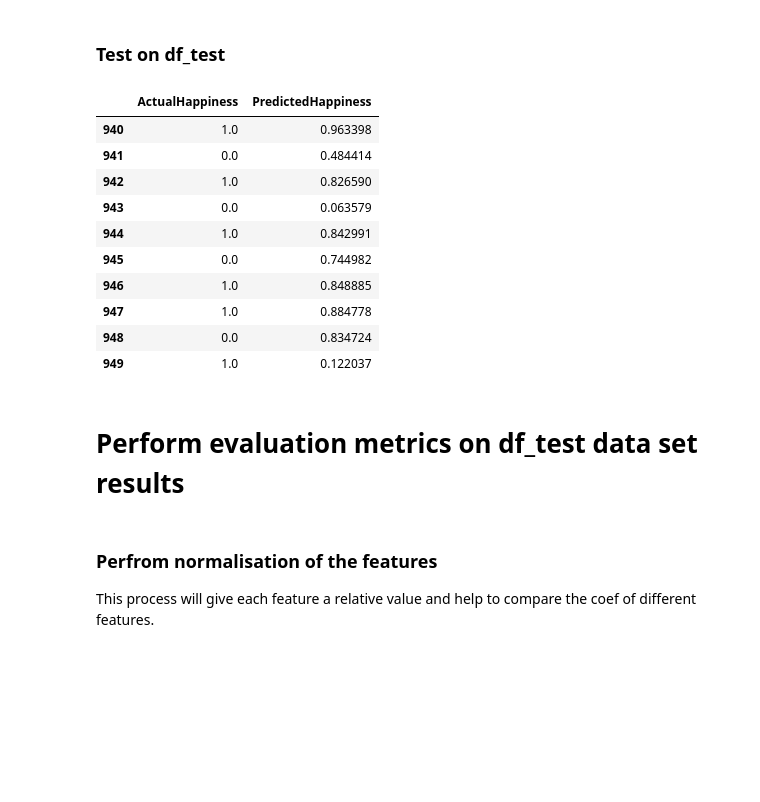
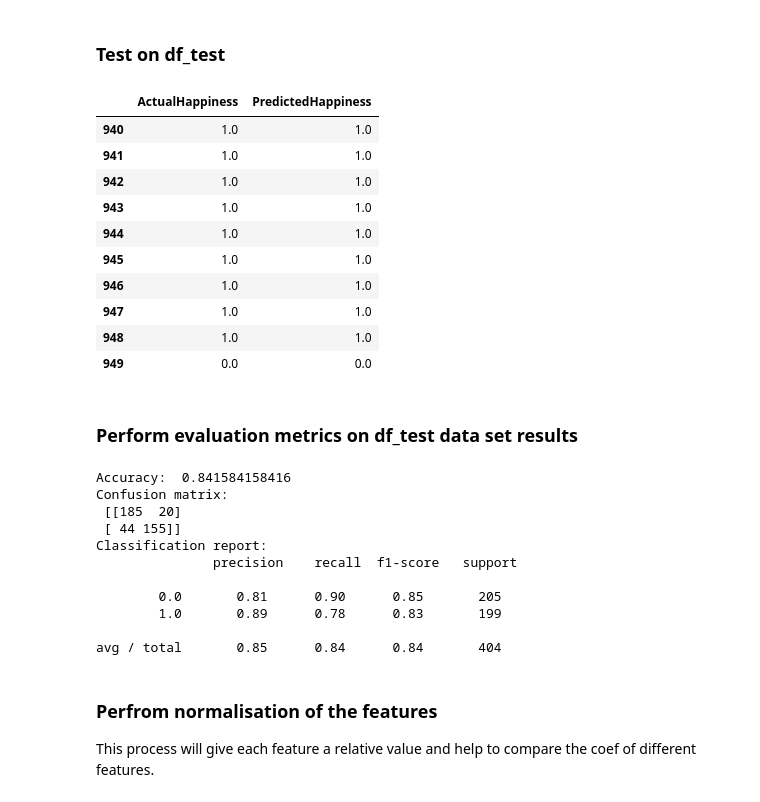
Before and after one commit to thanders/COMP47350_happiness, a Jupyter notebook: submission_project/final_notebook.ipynb, the cells around one changed output. Saved outputs shown, nothing was run; the diff lists cells and outputs as text; code cells hidden in the pictures; blank space fills up the shorter version.

Commit message:
Finished off evaluations for linear regression in final notebook

```diff
--- a/submission_project/final_notebook.ipynb
+++ b/submission_project/final_notebook.ipynb
@@ -800,4 +1118,4 @@ strong multicollinearity or other numerical problems.
 
 Note: we also evaluate the model on the df_test to avoid overfitting
 # %%
-lm.predict(df_train)
+predictions = lm.predict(df_train)
@@ -821,0 +1122,7 @@ Length: 940, dtype: float64
+# %%
+happiness_prediction_classification = []
+for i in predictions:
+  if (i < 0.5):
+      happiness_prediction_classification.append(0.0)
+  else:
+      happiness_prediction_classification.append(1.0)
@@ -872,27 +1187,48 @@ I have tried to get the evaluation metrics below to work on the linear model but
 # %% [markdown]
 ### Test on df_test
+# %%
+predictions = lm.predict(df_test)
+# %%
+happiness_prediction_classification = []
+for i in predictions:
+  if (i < 0.5):
+      happiness_prediction_classification.append(0.0)
+  else:
+      happiness_prediction_classification.append(1.0)
 # %%
-predict_df_test = pd.DataFrame({'ActualHappiness': df_test.happiness_class, 'PredictedHappiness': lm.predict(df_test)})
+predict_df_test = pd.DataFrame({'ActualHappiness': df_test.happiness_class, 'PredictedHappiness': happiness_prediction_classification})
 predict_df_test.head(10)
 # %% [output]
 |  | ActualHappiness | PredictedHappiness |
-| 940 | 1.0 | 0.963398 |
-| 941 | 0.0 | 0.484414 |
-| 942 | 1.0 | 0.826590 |
-| 943 | 0.0 | 0.063579 |
-| 944 | 1.0 | 0.842991 |
-| 945 | 0.0 | 0.744982 |
-| 946 | 1.0 | 0.848885 |
-| 947 | 1.0 | 0.884778 |
-| 948 | 0.0 | 0.834724 |
-| 949 | 1.0 | 0.122037 |
+| 940 | 1.0 | 1.0 |
+| 941 | 1.0 | 1.0 |
+| 942 | 1.0 | 1.0 |
+| 943 | 1.0 | 1.0 |
+| 944 | 1.0 | 1.0 |
+| 945 | 1.0 | 1.0 |
+| 946 | 1.0 | 1.0 |
+| 947 | 1.0 | 1.0 |
+| 948 | 1.0 | 1.0 |
+| 949 | 0.0 | 0.0 |
 # %% [markdown]
-# Perform evaluation metrics on df_test data set results
+### Perform evaluation metrics on df_test data set results
 # %%
-# # Some more evaluation metrics.
-# print("Accuracy: ", metrics.accuracy_score(df_train['happiness_class'], predictions))
-# print("Confusion matrix: \n", metrics.confusion_matrix(df_train['happiness_class'], predictions))
-# print("Classification report:\n ", metrics.classification_report(df_train['happiness_class'], predictions))
+# more evaluation metrics.
+print("Accuracy: ", metrics.accuracy_score(df_test['happiness_class'], happiness_prediction_classification))
+print("Confusion matrix: \n", metrics.confusion_matrix(df_test['happiness_class'], happiness_prediction_classification))
+print("Classification report:\n ", metrics.classification_report(df_test['happiness_class'], happiness_prediction_classification))
+# %% [output]
+Accuracy:  0.841584158416
+Confusion matrix:
+ [[185  20]
+ [ 44 155]]
+Classification report:
+               precision    recall  f1-score   support
+
+        0.0       0.81      0.90      0.85       205
+        1.0       0.89      0.78      0.83       199
+
+avg / total       0.85      0.84      0.84       404
 # %% [markdown]
 ### Perfrom normalisation of the features
 
```
Also changed, not shown: parts of 71 cells of this notebook, 2 other files.
